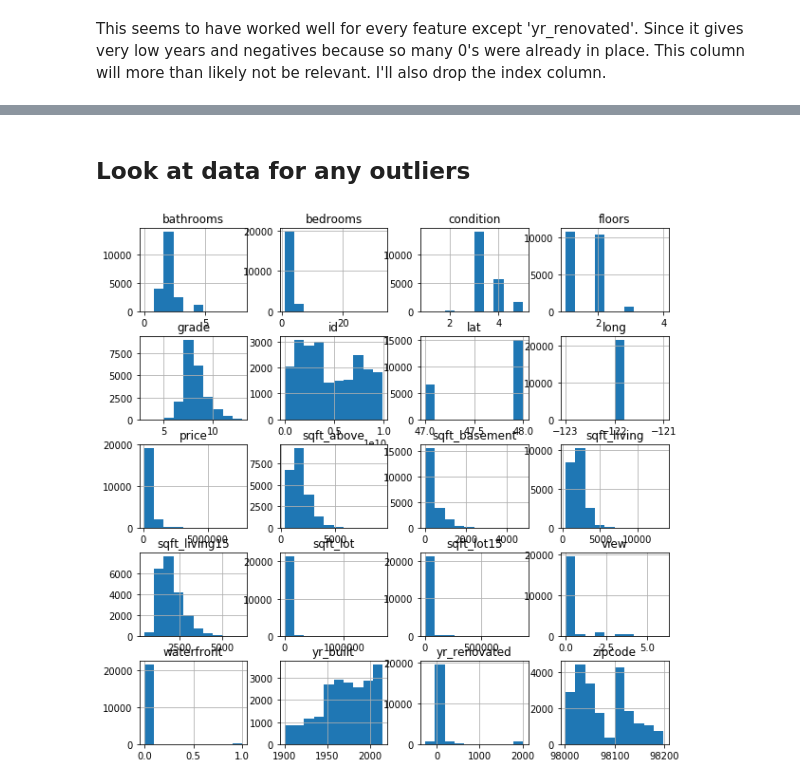
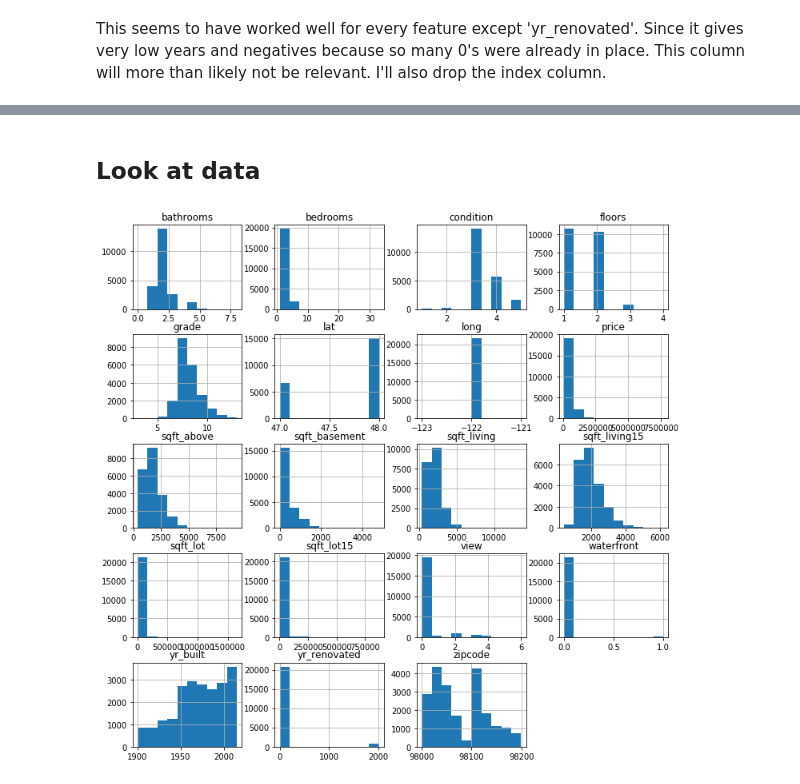
Before and after one commit to andymdc31/flatiron_project1, a Jupyter notebook: flatiron_project1/dsc-v2-mod1-final-project-online-ds-ft-081219/student.ipynb, the cells around one changed output, grey strips where cells are left out. Saved outputs shown, nothing was run; the diff lists cells and outputs as text; code cells hidden in the pictures.

Commit message:
updated yr_renovated

```diff
--- a/flatiron_project1/dsc-v2-mod1-final-project-online-ds-ft-081219/student.ipynb
+++ b/flatiron_project1/dsc-v2-mod1-final-project-online-ds-ft-081219/student.ipynb
@@ -233,0 +223,4 @@ imputed_df = imputed_df.drop(columns = ['id'])
+# %%
+imputed_df.yr_renovated = imputed_df.yr_renovated.astype('int64')
+# %%
+imputed_df.loc[imputed_df.yr_renovated < 1900, 'yr_renovated'] = 0
@@ -234,6 +271,6 @@ imputed_df = imputed_df.drop(columns = ['id'])
 # %% [markdown]
-## Look at data for any outliers
+## Look at data
 # %%
-imputed_df.hist(figsize=(10,10));
+imputed_df.hist(figsize=(12,12));
 # %% [output]
-[figure, old version]
+[figure, new version]
```
Also changed, not shown: parts of 18 cells of this notebook.
